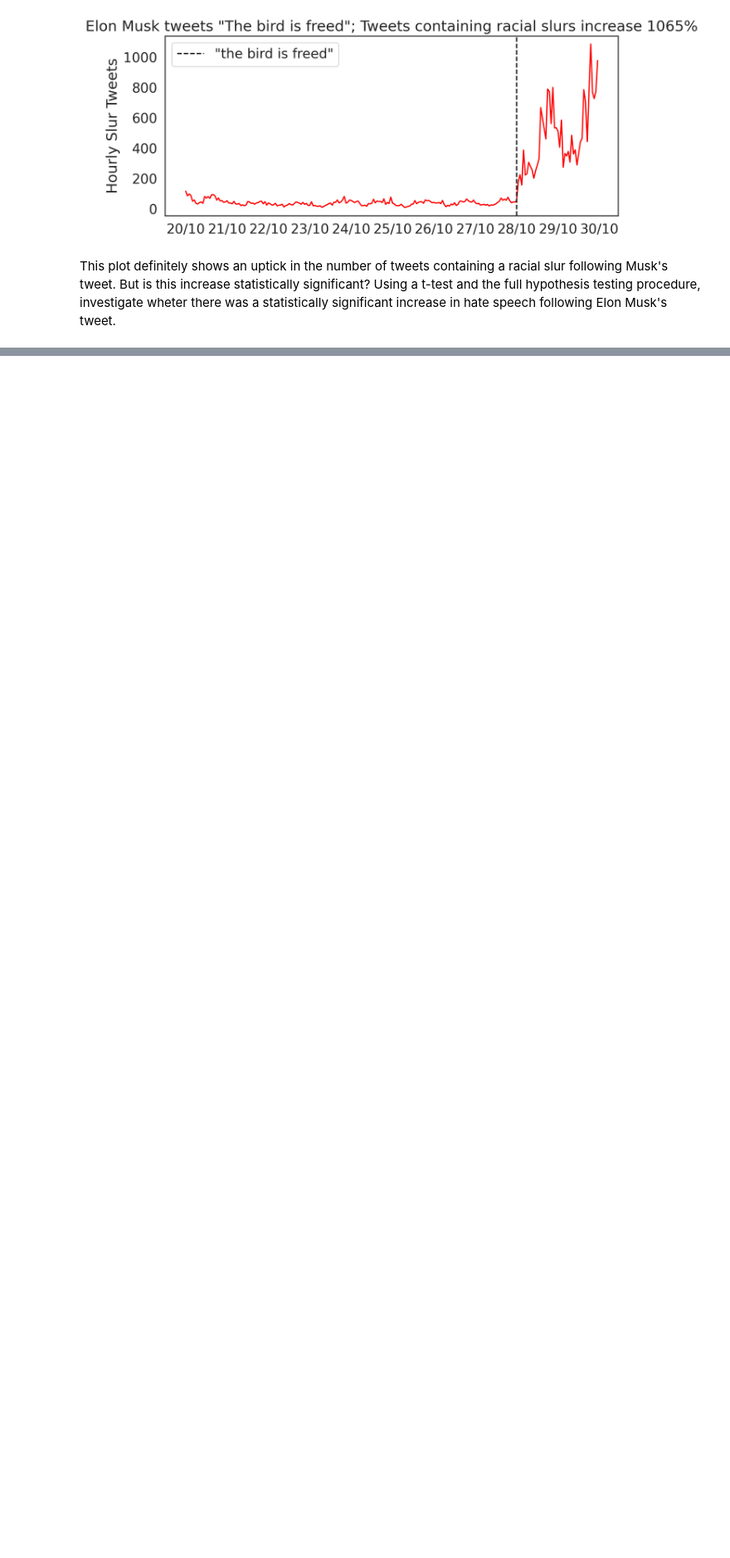
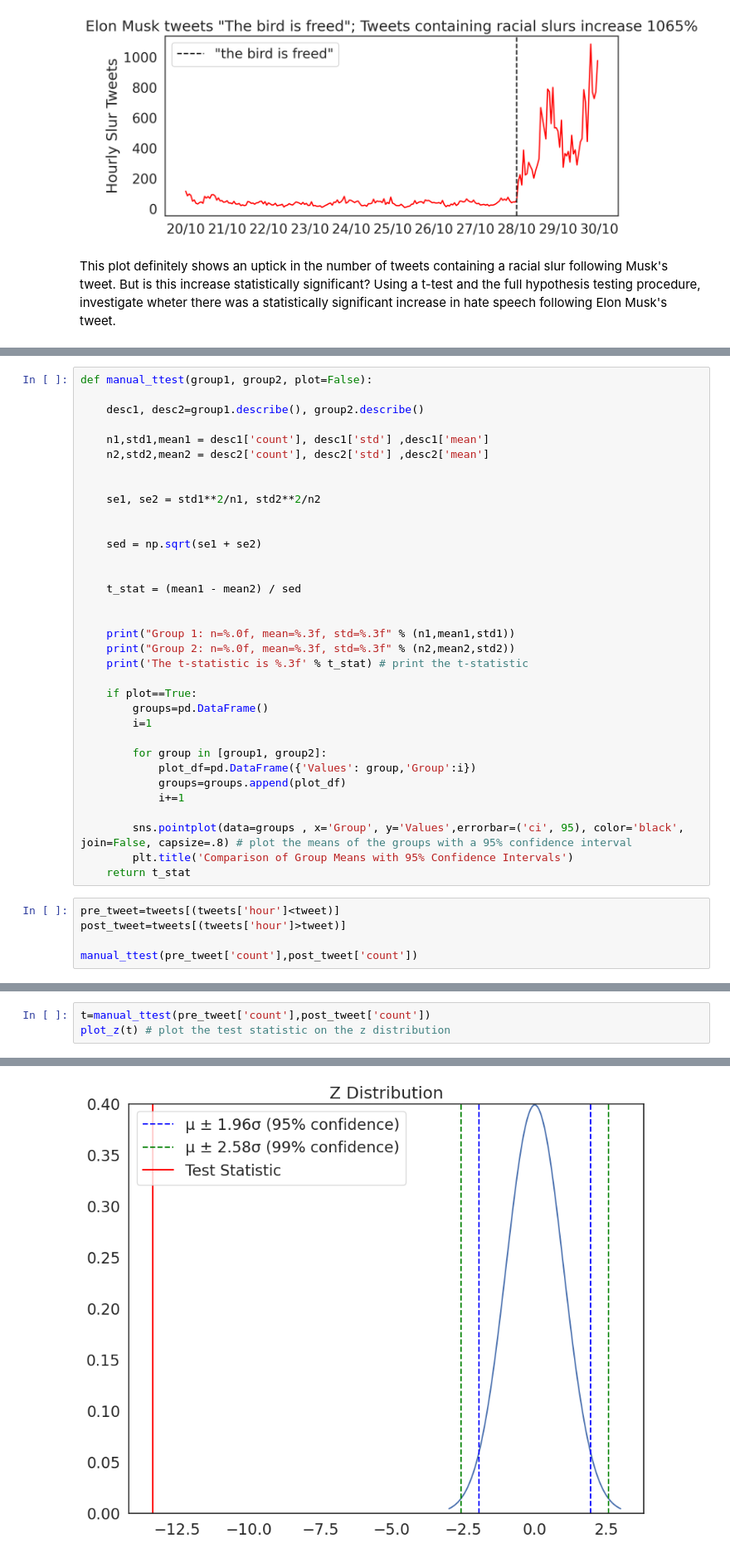
Before and after one commit to uclqede/QM2, a Jupyter notebook: notebooks/W07. Hypothesis Testing.ipynb, the cells around one changed output, grey strips where cells are left out. Shown at 83% size. Drawn from its saved outputs; the diff is of its cells as text; blank space fills up the shorter version.

```diff
--- a/notebooks/W07. Hypothesis Testing.ipynb
+++ b/notebooks/W07. Hypothesis Testing.ipynb
@@ -351,0 +374,39 @@ This plot definitely shows an uptick in the number of tweets containing a racial
+# %%
+def manual_ttest(group1, group2, plot=False):
+
+    desc1, desc2=group1.describe(), group2.describe()
+
+    n1,std1,mean1 = desc1['count'], desc1['std'] ,desc1['mean']
+    n2,std2,mean2 = desc2['count'], desc2['std'] ,desc2['mean']
+
+
+    se1, se2 = std1**2/n1, std2**2/n2
+
+
+    sed = np.sqrt(se1 + se2)
+
+
+    t_stat = (mean1 - mean2) / sed
+
+
+    print("Group 1: n=%.0f, mean=%.3f, std=%.3f" % (n1,mean1,std1))
+    print("Group 2: n=%.0f, mean=%.3f, std=%.3f" % (n2,mean2,std2))
+    print('The t-statistic is %.3f' % t_stat) # print the t-statistic
+
+    if plot==True:
+        groups=pd.DataFrame()
+        i=1
+
+        for group in [group1, group2]:
+            plot_df=pd.DataFrame({'Values': group,'Group':i})
+            groups=groups.append(plot_df)
+            i+=1
+
+        sns.pointplot(data=groups , x='Group', y='Values',errorbar=('ci', 95), color='black', join=False, capsize=.8) # plot the means of the groups with a 95% confidence interval
+        plt.title('Comparison of Group Means with 95% Confidence Intervals')
+    return t_stat
+# %%
+pre_tweet=tweets[(tweets['hour']<tweet)]
+post_tweet=tweets[(tweets['hour']>tweet)]
+
+manual_ttest(pre_tweet['count'],post_tweet['count'])
@@ -351,0 +429,4 @@ This plot definitely shows an uptick in the number of tweets containing a racial
+# %%
+t=manual_ttest(pre_tweet['count'],post_tweet['count'])
+plot_z(t) # plot the test statistic on the z distribution
+# %% [output]
@@ -351,0 +436 @@ This plot definitely shows an uptick in the number of tweets containing a racial
+[figure, added]
```
Also changed, not shown: parts of 15 cells of this notebook.
